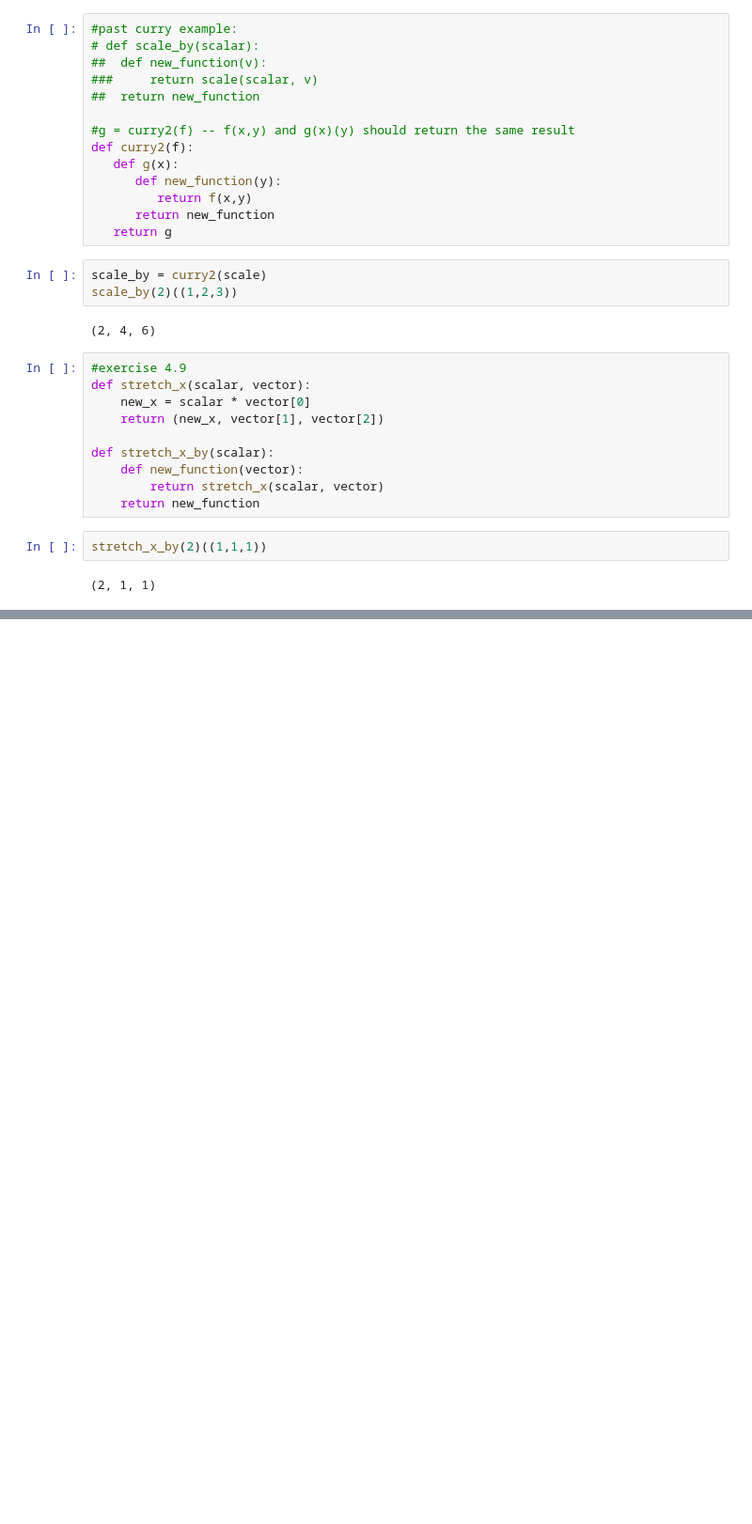
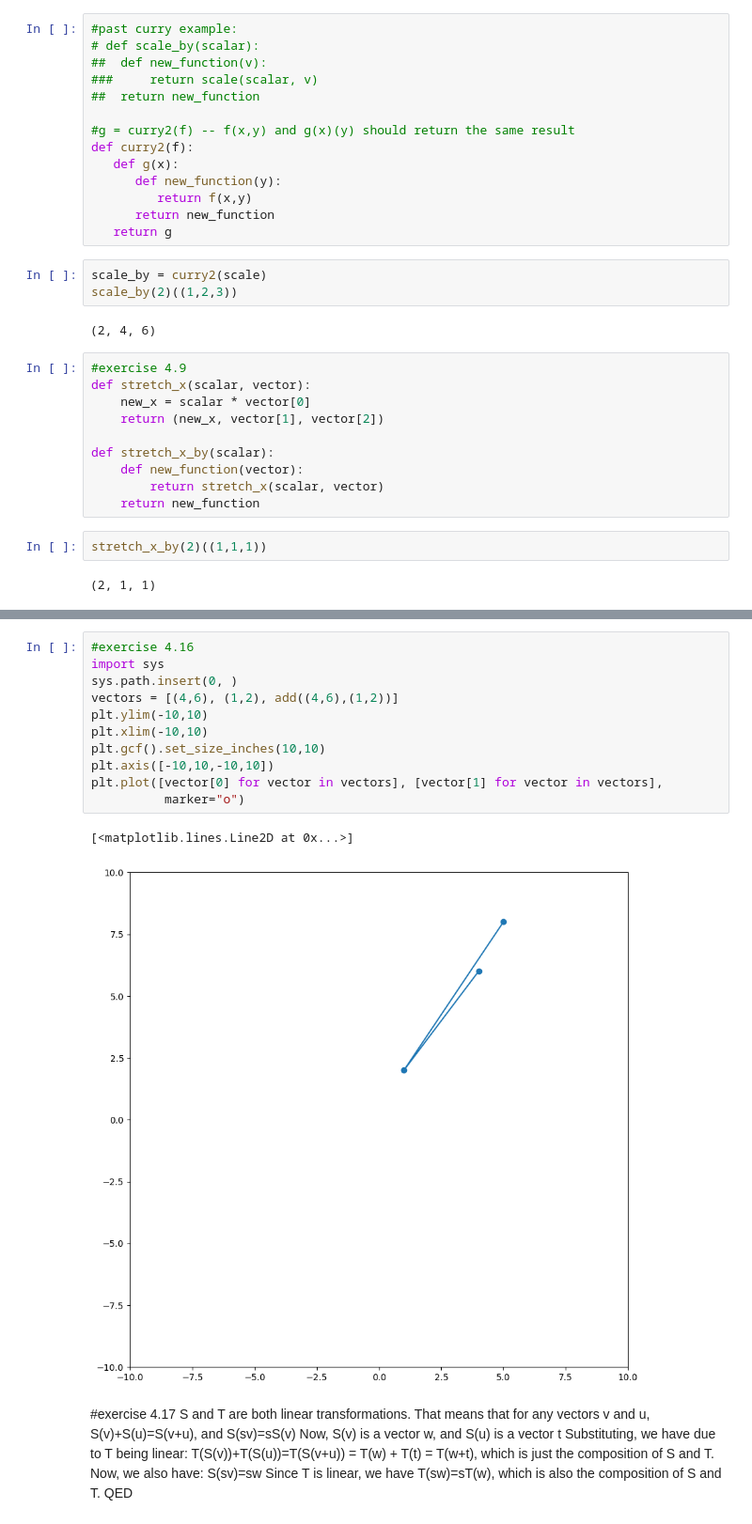
Before and after one commit to Sylethil/Math-for-Programmers, a Jupyter notebook: Chapter 04/ch4work.ipynb, the cells around one changed output, grey strips where cells are left out. Shown: that part at 94% size. Drawn from its saved outputs; the diff is of its cells as text; blank space fills up the shorter version.

```diff
--- a/Chapter 04/ch4work.ipynb
+++ b/Chapter 04/ch4work.ipynb
@@ -163,0 +233,27 @@ stretch_x_by(2)((1,1,1))
+# %%
+#exercise 4.16
+import sys
+sys.path.insert(0, )
+vectors = [(4,6), (1,2), add((4,6),(1,2))]
+plt.ylim(-10,10)
+plt.xlim(-10,10)
+plt.gcf().set_size_inches(10,10)
+plt.axis([-10,10,-10,10])
+plt.plot([vector[0] for vector in vectors], [vector[1] for vector in vectors],
+          marker="o")
+# %% [output]
+[<matplotlib.lines.Line2D at 0x...>]
+[figure, added]
+# %% [markdown]
+#exercise 4.17
+S and T are both linear transformations.
+That means that for any vectors v and u,
+    S(v)+S(u)=S(v+u), and S(sv)=sS(v)
+Now, S(v) is a vector w, and S(u) is a vector t
+Substituting, we have due to T being linear:
+    T(S(v))+T(S(u))=T(S(v+u)) = T(w) + T(t) = T(w+t), which is just the
+    composition of S and T.
+Now, we also have:
+    S(sv)=sw
+Since T is linear, we have
+    T(sw)=sT(w), which is also the composition of S and T. QED
```
Also changed, not shown: parts of 9 cells of this notebook, 1 other file.
